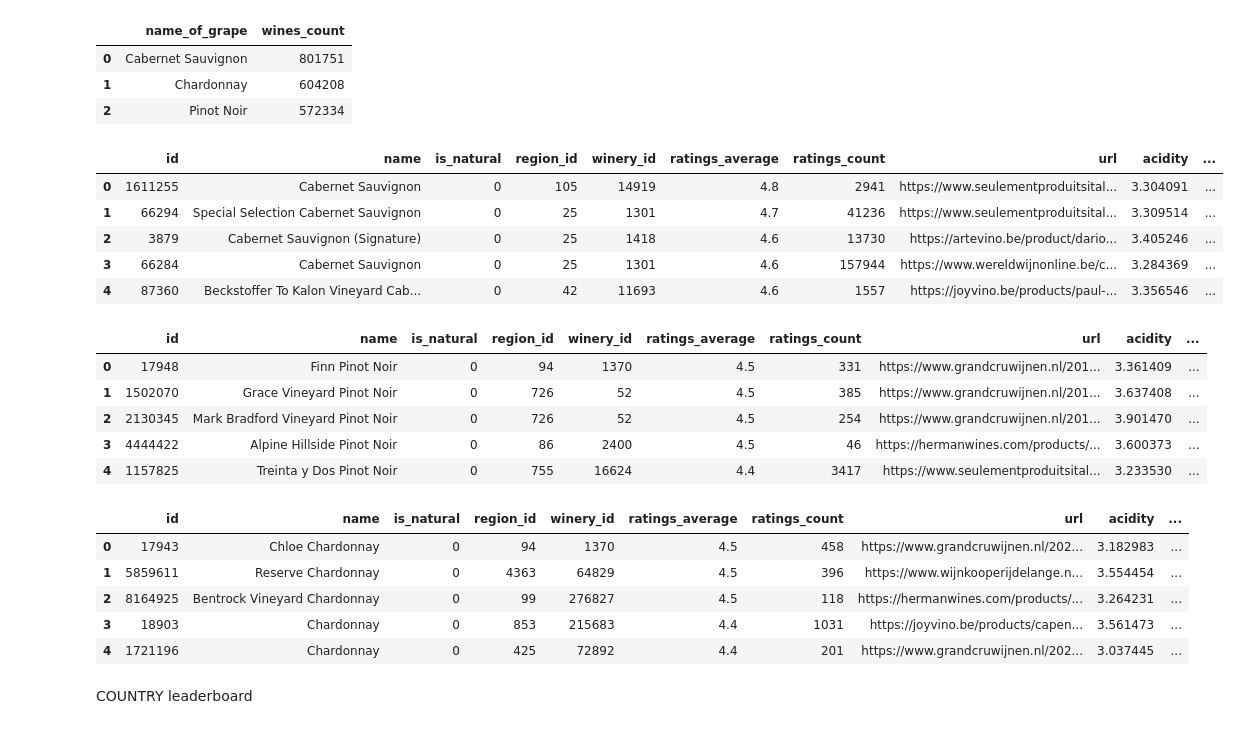
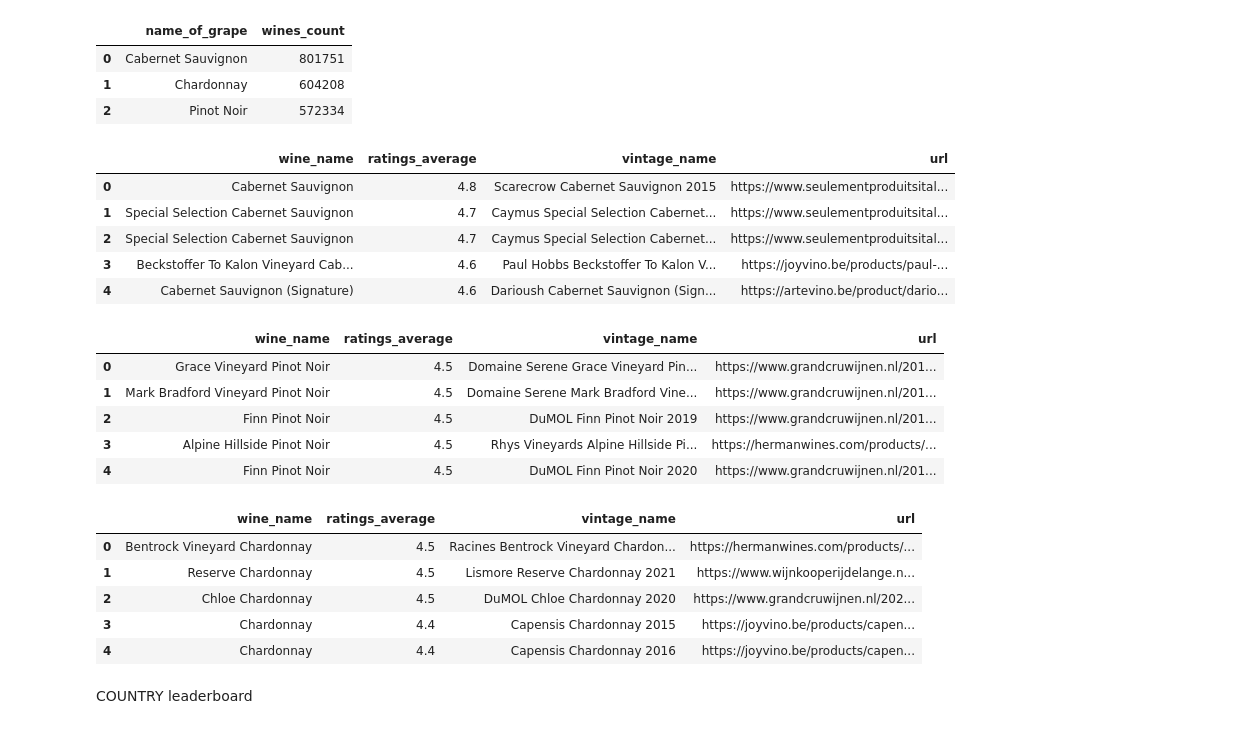
Before and after one commit to Lu-cc/wine-market-analysis-LV, a Jupyter notebook: exp_data.ipynb, the cells around one changed output. Cells and saved outputs as stored; diff of their text form; code cells hidden in the pictures.

```diff
--- a/exp_data.ipynb
+++ b/exp_data.ipynb
@@ -348,50 +343,53 @@ common_grapes_df
 | 1 | Chardonnay | 604208 |
 | 2 | Pinot Noir | 572334 |
 # %%
-top_five_cabernet = """SELECT * from wines
-WHERE name LIKE '%Cabernet Sauvignon%'
-ORDER BY ratings_average DESC
+top_five_cabernet = """SELECT wines.name AS wine_name, wines.ratings_average, vintages.name AS vintage_name, url from wines
+JOIN vintages on wines.id = vintages.wine_id
+WHERE wines.name LIKE '%Cabernet Sauvignon%'
+ORDER BY wines.ratings_average DESC
 LIMIT 5"""
 
 top_five_cab_df = pd.read_sql_query(top_five_cabernet, conn)
 top_five_cab_df
 # %% [output]
-|  | id | name | is_natural | region_id | winery_id | ratings_average | ratings_count | url | acidity | ... |
-| 0 | 1611255 | Cabernet Sauvignon | 0 | 105 | 14919 | 4.8 | 2941 | https://www.seulementproduitsital... | 3.304091 | ... |
-| 1 | 66294 | Special Selection Cabernet Sauvignon | 0 | 25 | 1301 | 4.7 | 41236 | https://www.seulementproduitsital... | 3.309514 | ... |
-| 2 | 3879 | Cabernet Sauvignon (Signature) | 0 | 25 | 1418 | 4.6 | 13730 | https://artevino.be/product/dario... | 3.405246 | ... |
-| 3 | 66284 | Cabernet Sauvignon | 0 | 25 | 1301 | 4.6 | 157944 | https://www.wereldwijnonline.be/c... | 3.284369 | ... |
-| 4 | 87360 | Beckstoffer To Kalon Vineyard Cab... | 0 | 42 | 11693 | 4.6 | 1557 | https://joyvino.be/products/paul-... | 3.356546 | ... |
+|  | wine_name | ratings_average | vintage_name | url |
+| 0 | Cabernet Sauvignon | 4.8 | Scarecrow Cabernet Sauvignon 2015 | https://www.seulementproduitsital... |
+| 1 | Special Selection Cabernet Sauvignon | 4.7 | Caymus Special Selection Cabernet... | https://www.seulementproduitsital... |
+| 2 | Special Selection Cabernet Sauvignon | 4.7 | Caymus Special Selection Cabernet... | https://www.seulementproduitsital... |
+| 3 | Beckstoffer To Kalon Vineyard Cab... | 4.6 | Paul Hobbs Beckstoffer To Kalon V... | https://joyvino.be/products/paul-... |
+| 4 | Cabernet Sauvignon (Signature) | 4.6 | Darioush Cabernet Sauvignon (Sign... | https://artevino.be/product/dario... |
 # %%
-top_five_pinot = """SELECT * from wines
-WHERE name LIKE '%Pinot Noir%'
-ORDER BY ratings_average DESC
+top_five_pinot = """SELECT wines.name AS wine_name, wines.ratings_average, vintages.name AS vintage_name, url from wines
+JOIN vintages on wines.id = vintages.wine_id
+WHERE wines.name LIKE '%Pinot Noir%'
+ORDER BY wines.ratings_average DESC
 LIMIT 5"""
 
 top_five_pinot_df = pd.read_sql_query(top_five_pinot, conn)
 top_five_pinot_df
 # %% [output]
-|  | id | name | is_natural | region_id | winery_id | ratings_average | ratings_count | url | acidity | ... |
-| 0 | 17948 | Finn Pinot Noir | 0 | 94 | 1370 | 4.5 | 331 | https://www.grandcruwijnen.nl/201... | 3.361409 | ... |
-| 1 | 1502070 | Grace Vineyard Pinot Noir | 0 | 726 | 52 | 4.5 | 385 | https://www.grandcruwijnen.nl/201... | 3.637408 | ... |
-| 2 | 2130345 | Mark Bradford Vineyard Pinot Noir | 0 | 726 | 52 | 4.5 | 254 | https://www.grandcruwijnen.nl/201... | 3.901470 | ... |
-| 3 | 4444422 | Alpine Hillside Pinot Noir | 0 | 86 | 2400 | 4.5 | 46 | https://hermanwines.com/products/... | 3.600373 | ... |
-| 4 | 1157825 | Treinta y Dos Pinot Noir | 0 | 755 | 16624 | 4.4 | 3417 | https://www.seulementproduitsital... | 3.233530 | ... |
+|  | wine_name | ratings_average | vintage_name | url |
+| 0 | Grace Vineyard Pinot Noir | 4.5 | Domaine Serene Grace Vineyard Pin... | https://www.grandcruwijnen.nl/201... |
+| 1 | Mark Bradford Vineyard Pinot Noir | 4.5 | Domaine Serene Mark Bradford Vine... | https://www.grandcruwijnen.nl/201... |
+| 2 | Finn Pinot Noir | 4.5 | DuMOL Finn Pinot Noir 2019 | https://www.grandcruwijnen.nl/201... |
+| 3 | Alpine Hillside Pinot Noir | 4.5 | Rhys Vineyards Alpine Hillside Pi... | https://hermanwines.com/products/... |
+| 4 | Finn Pinot Noir | 4.5 | DuMOL Finn Pinot Noir 2020 | https://www.grandcruwijnen.nl/201... |
 # %%
-top_five_chardonnay = """SELECT * from wines
-WHERE name LIKE '%Chardonnay%'
-ORDER BY ratings_average DESC
+top_five_chardonnay = """SELECT wines.name AS wine_name, wines.ratings_average, vintages.name AS vintage_name, url from wines
+JOIN vintages on wines.id = vintages.wine_id
+WHERE wines.name LIKE '%Chardonnay%'
+ORDER BY wines.ratings_average DESC
 LIMIT 5"""
 
 top_five_chardonnay_df = pd.read_sql_query(top_five_chardonnay, conn)
 top_five_chardonnay_df
 # %% [output]
-|  | id | name | is_natural | region_id | winery_id | ratings_average | ratings_count | url | acidity | ... |
-| 0 | 17943 | Chloe Chardonnay | 0 | 94 | 1370 | 4.5 | 458 | https://www.grandcruwijnen.nl/202... | 3.182983 | ... |
-| 1 | 5859611 | Reserve Chardonnay | 0 | 4363 | 64829 | 4.5 | 396 | https://www.wijnkooperijdelange.n... | 3.554454 | ... |
-| 2 | 8164925 | Bentrock Vineyard Chardonnay | 0 | 99 | 276827 | 4.5 | 118 | https://hermanwines.com/products/... | 3.264231 | ... |
-| 3 | 18903 | Chardonnay | 0 | 853 | 215683 | 4.4 | 1031 | https://joyvino.be/products/capen... | 3.561473 | ... |
-| 4 | 1721196 | Chardonnay | 0 | 425 | 72892 | 4.4 | 201 | https://www.grandcruwijnen.nl/202... | 3.037445 | ... |
+|  | wine_name | ratings_average | vintage_name | url |
+| 0 | Bentrock Vineyard Chardonnay | 4.5 | Racines Bentrock Vineyard Chardon... | https://hermanwines.com/products/... |
+| 1 | Reserve Chardonnay | 4.5 | Lismore Reserve Chardonnay 2021 | https://www.wijnkooperijdelange.n... |
+| 2 | Chloe Chardonnay | 4.5 | DuMOL Chloe Chardonnay 2020 | https://www.grandcruwijnen.nl/202... |
+| 3 | Chardonnay | 4.4 | Capensis Chardonnay 2015 | https://joyvino.be/products/capen... |
+| 4 | Chardonnay | 4.4 | Capensis Chardonnay 2016 | https://joyvino.be/products/capen... |
 # %% [markdown]
 COUNTRY leaderboard
 # %%
```
Also changed, not shown: parts of 30 cells of this notebook, 15 other files.
